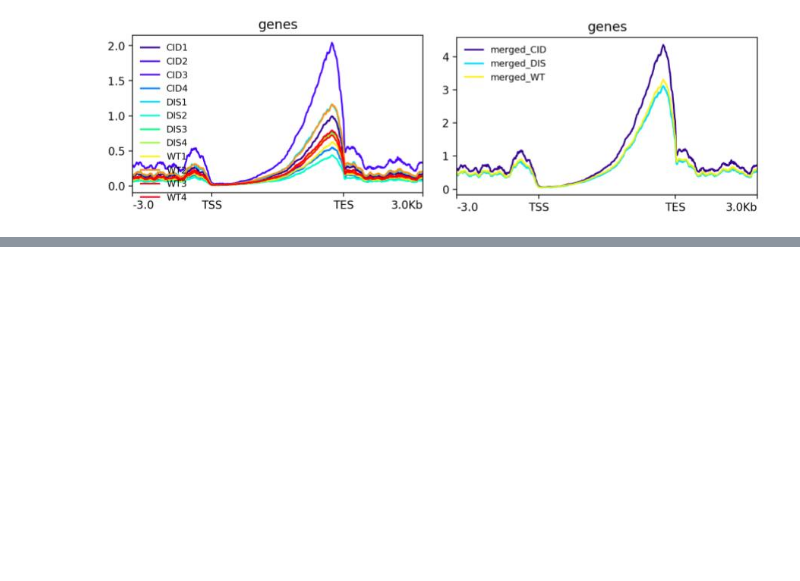
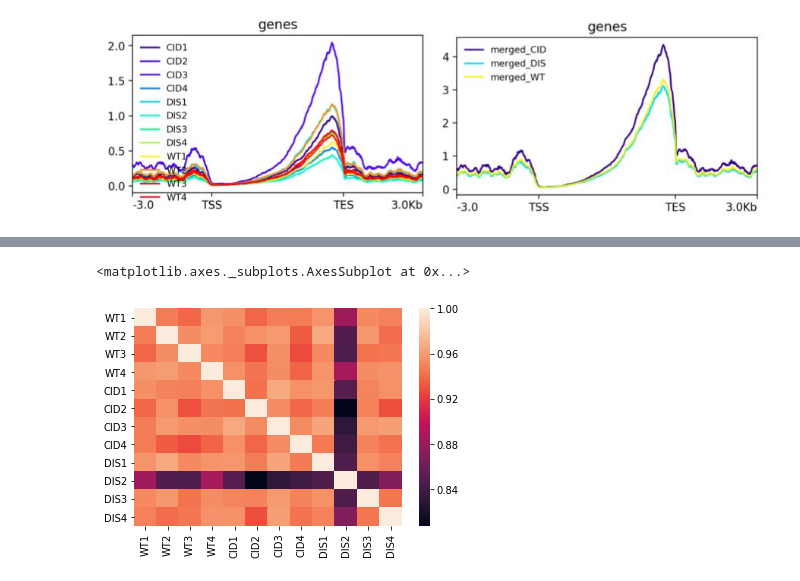
Before and after one commit to lidkalee/MiSeq_Analysis, a Jupyter notebook: MiSeq_analysis_with_BRBseq_GITHUB.ipynb, the cells around one changed output, grey strips where cells are left out. Saved outputs shown, nothing was run; the diff lists cells and outputs as text; code cells hidden in the pictures; blank space fills up the shorter version.

```diff
--- a/MiSeq_analysis_with_BRBseq_GITHUB.ipynb
+++ b/MiSeq_analysis_with_BRBseq_GITHUB.ipynb
@@ -1148,0 +1309,12 @@ Image('figures_GITHUB/computematrix_demultiplexed.png')
+# %%
+#Normalization - the results for each sample are divided by the mean value from the column
+df_pca = new_df
+
+columns = ['WT1', 'WT2', 'WT3', 'WT4',
+           'CID1', 'CID2', 'CID3', 'CID4',
+           'DIS1', 'DIS2', 'DIS3', 'DIS4']
+
+for i in columns:
+    mean_i = df_pca[i].mean()
+    df_pca[i] = df_pca[i]/mean_i
+df_pca.head()
@@ -1148,0 +1329,6 @@ Image('figures_GITHUB/computematrix_demultiplexed.png')
+# %%
+corr_normaized = df_pca.corr()
+sns.heatmap(corr_normaized)
+# %% [output]
+<matplotlib.axes._subplots.AxesSubplot at 0x...>
+[figure, added]
```
Also changed, not shown: parts of 46 cells of this notebook.
